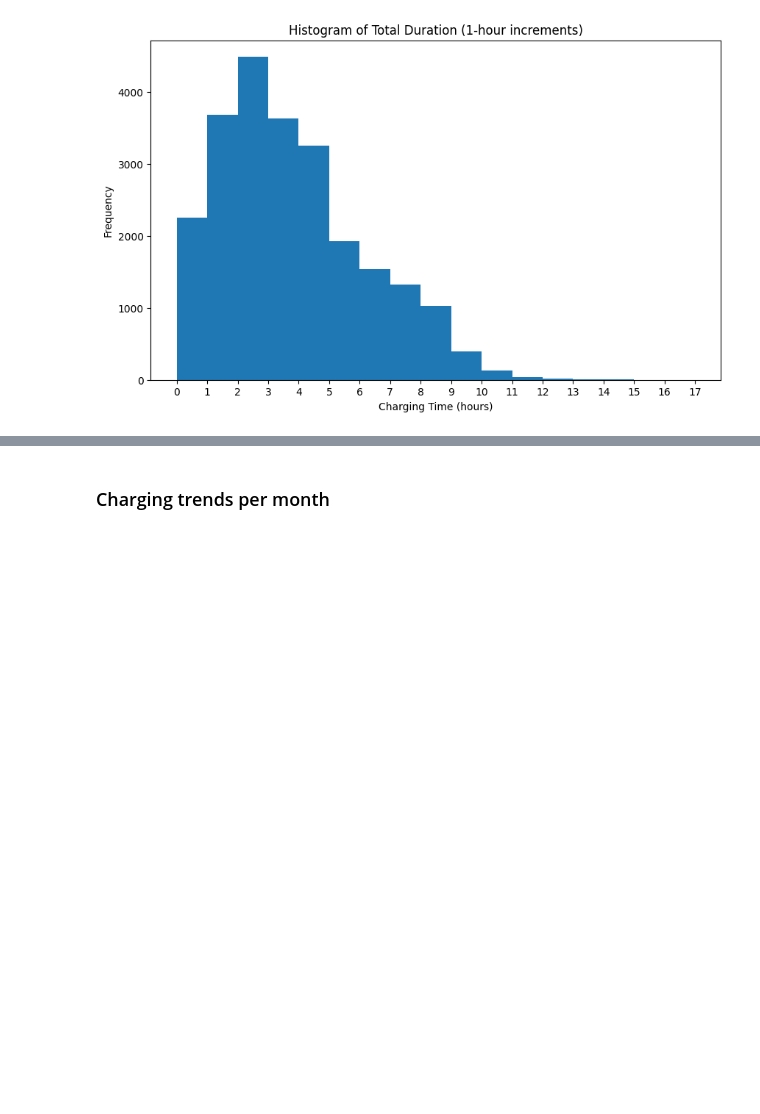
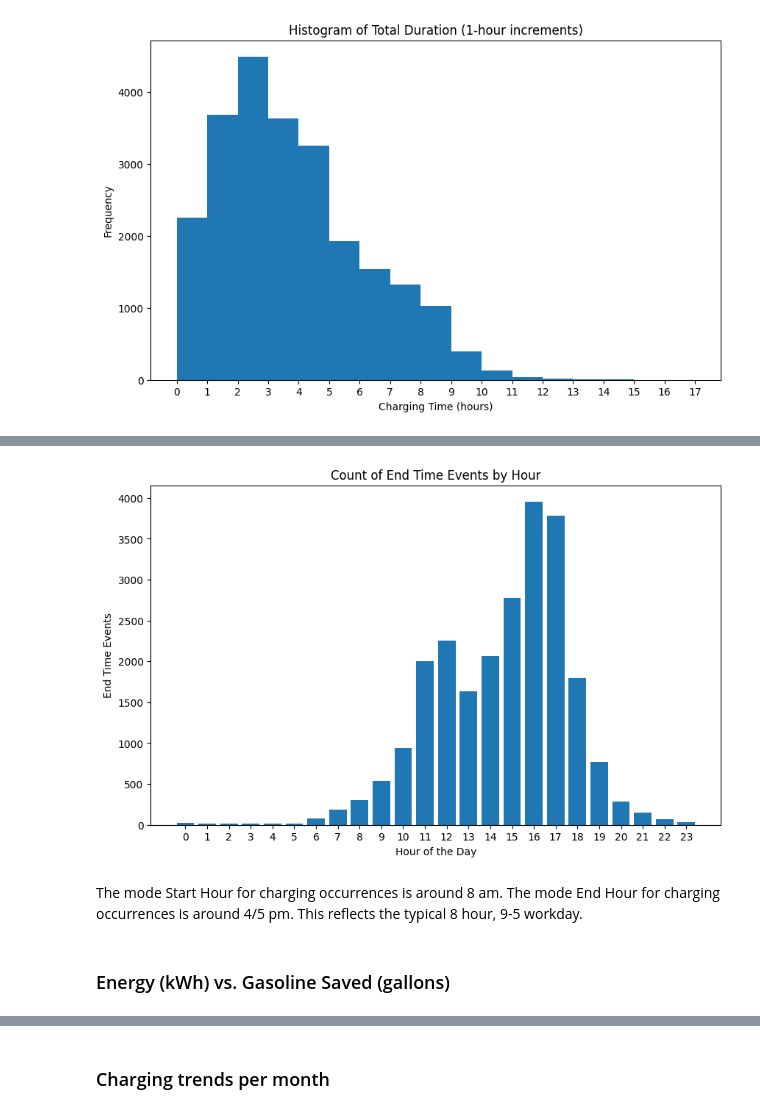
Before and after one commit to pallavigkwd/ENG100D, a Jupyter notebook: EVChargersAnalysis.ipynb, the cells around one changed output, grey strips where cells are left out. Drawn from its saved outputs; the diff is of its cells as text; code cells hidden in the pictures; blank space fills up the shorter version.

```diff
--- a/EVChargersAnalysis.ipynb
+++ b/EVChargersAnalysis.ipynb
@@ -296,0 +306,25 @@ plt.show()
+# %%
+
+# Convert "End Time" to datetime
+viasatCharging_df['End Time'] = pd.to_datetime(viasatCharging_df['End Time'], format='%H:%M:%S')
+
+# Extract the hour from "End Time"
+viasatCharging_df['End Hour'] = viasatCharging_df['End Time'].dt.hour
+
+# Group by the extracted hour
+end_times_grouped = viasatCharging_df.groupby('End Hour').size().reset_index(name='Count')
+
+# Plot the grouped data
+plt.figure(figsize=(10, 6))
+plt.bar(end_times_grouped['End Hour'], end_times_grouped['Count'])
+plt.xlabel('Hour of the Day')
+plt.ylabel('End Time Events')
+plt.title('Count of End Time Events by Hour')
+plt.xticks(end_times_grouped['End Hour'])
+plt.show()
+# %% [output]
+[figure, added]
+# %% [markdown]
+The mode Start Hour for charging occurrences is around 8 am. The mode End Hour for charging occurrences is around 4/5 pm. This reflects the typical 8 hour, 9-5 workday.
+# %% [markdown]
+### Energy (kWh) vs. Gasoline Saved (gallons)
```
Also changed, not shown: parts of 4 cells of this notebook.
